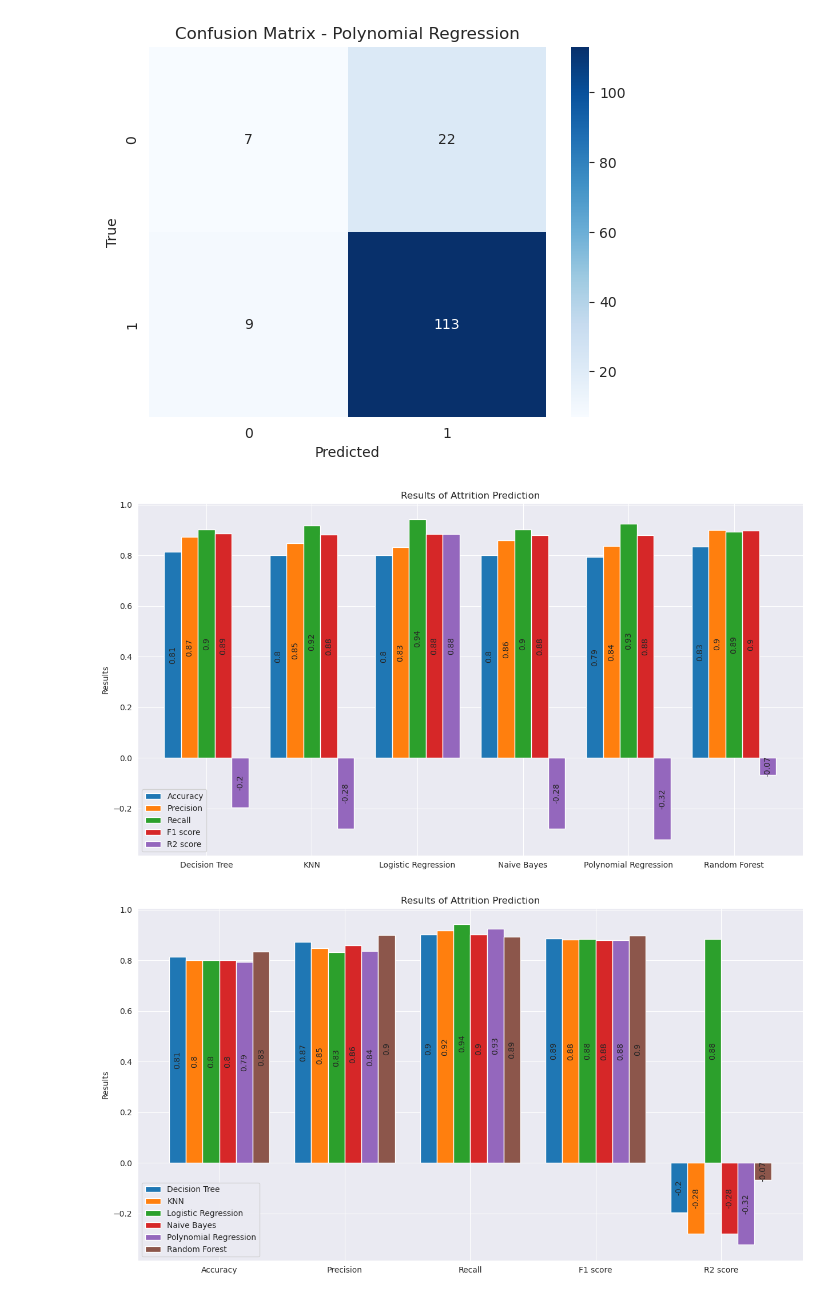
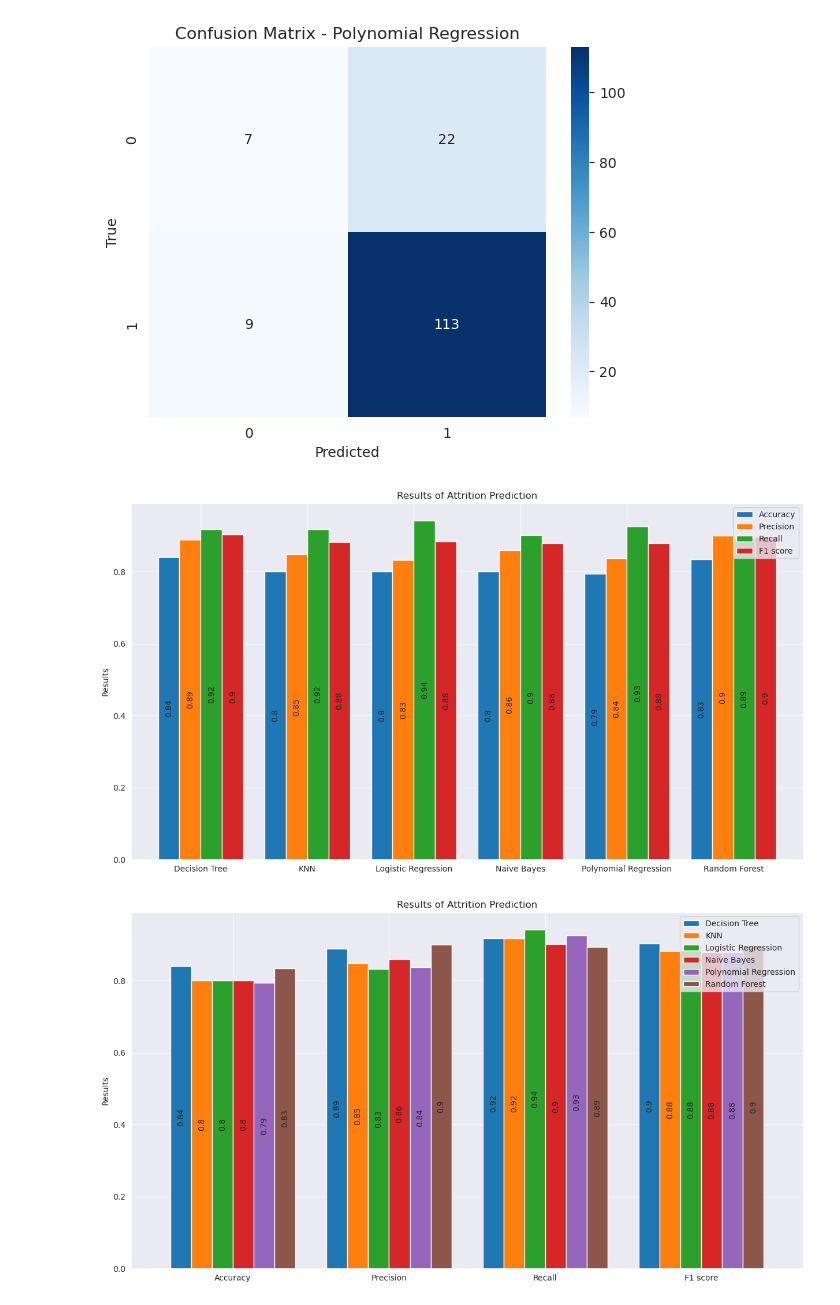
Before and after one commit to pcperera/attrition, a Jupyter notebook: 07 - final-descriptive-feature-engineering-combined.ipynb, the cells around one changed output. Drawn from its saved outputs; the diff is of its cells as text; code cells hidden in the pictures.

```diff
--- a/07 - final-descriptive-feature-engineering-combined.ipynb
+++ b/07 - final-descriptive-feature-engineering-combined.ipynb
@@ -582,7 +582,7 @@ plotdata = pd.DataFrame({
     "Precision":[dt_precision, knn_precision, lr_precision, nb_precision, pr_precision, rf_precision],
     "Recall":[dt_recall, knn_recall, lr_recall, nb_recall, pr_recall, rf_recall],
     "F1 score":[dt_f1, knn_f1, lr_f1, nb_f1, pr_f1, rf_f1],
-    "R2 score":[dt_r2, knn_r2, lr_r2, nb_r2, pr_r2, rf_r2]
+    # "R2 score":[dt_r2, knn_r2, lr_r2, nb_r2, pr_r2, rf_r2]
     },
     index=["Decision Tree", "KNN", "Logistic Regression", "Naive Bayes", "Polynomial Regression", "Random Forest"]
 )
@@ -602,32 +602,32 @@ for i in ax.containers:
 # Show the plot
 plt.show()
 # %% [output]
-[figure, old version]
+[figure, new version]
 # %%
 model_evaluation_metrics = pd.DataFrame({
-    "Decision Tree": [dt_accuracy, dt_precision, dt_recall, dt_f1, dt_r2],
-    "KNN": [knn_accuracy, knn_precision, knn_recall, knn_f1, knn_r2],
-    "Logistic Regression": [lr_accuracy, lr_precision, lr_recall, lr_f1, lr_r2],
-    "Naive Bayes": [nb_accuracy, nb_precision, nb_recall, nb_f1, nb_r2],
-    "Polynomial Regression": [pr_accuracy, pr_precision, pr_recall, pr_f1, pr_r2],
-    "Random Forest": [rf_accuracy, rf_precision, rf_recall, rf_f1, rf_r2]
+    "Decision Tree": [dt_accuracy, dt_precision, dt_recall, dt_f1],
+    "KNN": [knn_accuracy, knn_precision, knn_recall, knn_f1],
+    "Logistic Regression": [lr_accuracy, lr_precision, lr_recall, lr_f1],
+    "Naive Bayes": [nb_accuracy, nb_precision, nb_recall, nb_f1],
+    "Polynomial Regression": [pr_accuracy, pr_precision, pr_recall, pr_f1],
+    "Random Forest": [rf_accuracy, rf_precision, rf_recall, rf_f1]
 },
-    index=["Accuracy", "Precision", "Recall", "F1 score", "R2 score"]
+    index=["Accuracy", "Precision", "Recall", "F1 score"]
 )
 
 # Create the bar chart
 ax = model_evaluation_metrics.plot(kind="bar", figsize=(15, 8), width=0.8)
 
 # Set the chart title and labels
 ax.set_title("Results of Attrition Prediction")
 ax.set_ylabel("Results")
 ax.set_xticklabels(model_evaluation_metrics.index, rotation=0)
 
 # Add the value of y in the middle of each bar
 for i in ax.containers:
     ax.bar_label(i, label_type="center", labels=[round(j.get_height(),2) for j in i], rotation=90)
 
 # Show the plot
 plt.show()
 # %% [output]
-[figure, old version]
+[figure, new version]
```
Also changed, not shown: parts of 2 cells of this notebook.
